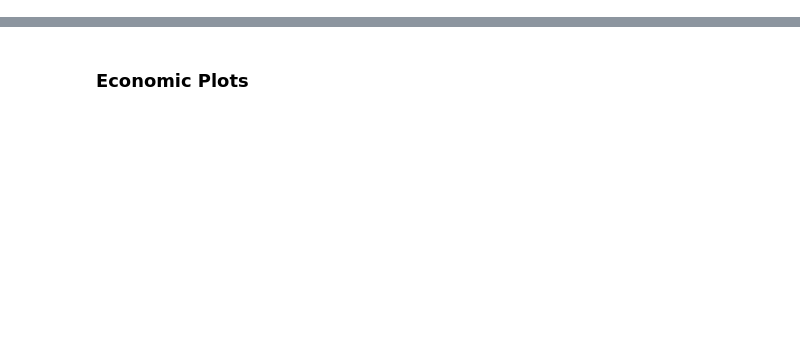
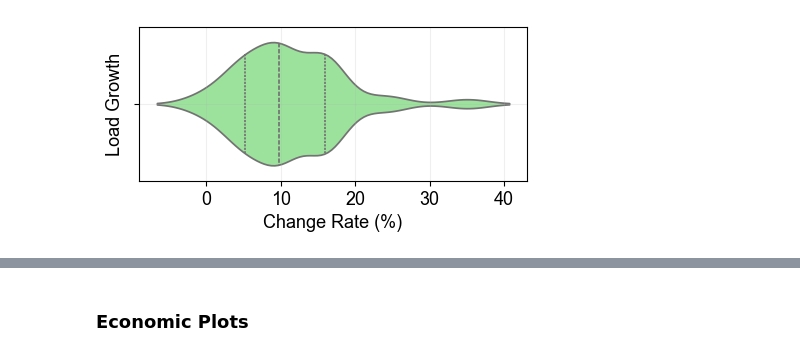
Before and after one commit to FarzaneEzzati/RCMG-PlanningOperation, a Jupyter notebook: Plots.ipynb, the cells around one changed output, grey strips where cells are left out. Saved outputs shown, nothing was run; the diff lists cells and outputs as text; code cells hidden in the pictures; blank space fills up the shorter version.

```diff
--- a/Plots.ipynb
+++ b/Plots.ipynb
@@ -7 +36,12 @@ import pickle
+# %%
+D = pd.read_csv(f'Scenarios/Load Demand/annual growth scenarios.csv')
+D = D['Lognorm Scenario']
+fig, ax = plt.subplots(figsize=(5, 2))
+ss.violinplot(D, inner='quartile', orient='h', color='lightgreen', ax=ax)
+plt.ylabel('Load Growth')
+plt.xlabel('Change Rate (%)')
+plt.grid(alpha=0.2)
+plt.savefig('IMG/LoadGrowthViolin.jpg', dpi=300, bbox_inches='tight')
+# %% [output]
+[figure, added]
 # %%
```
Also changed, not shown: parts of 11 cells of this notebook, 12 other files.
